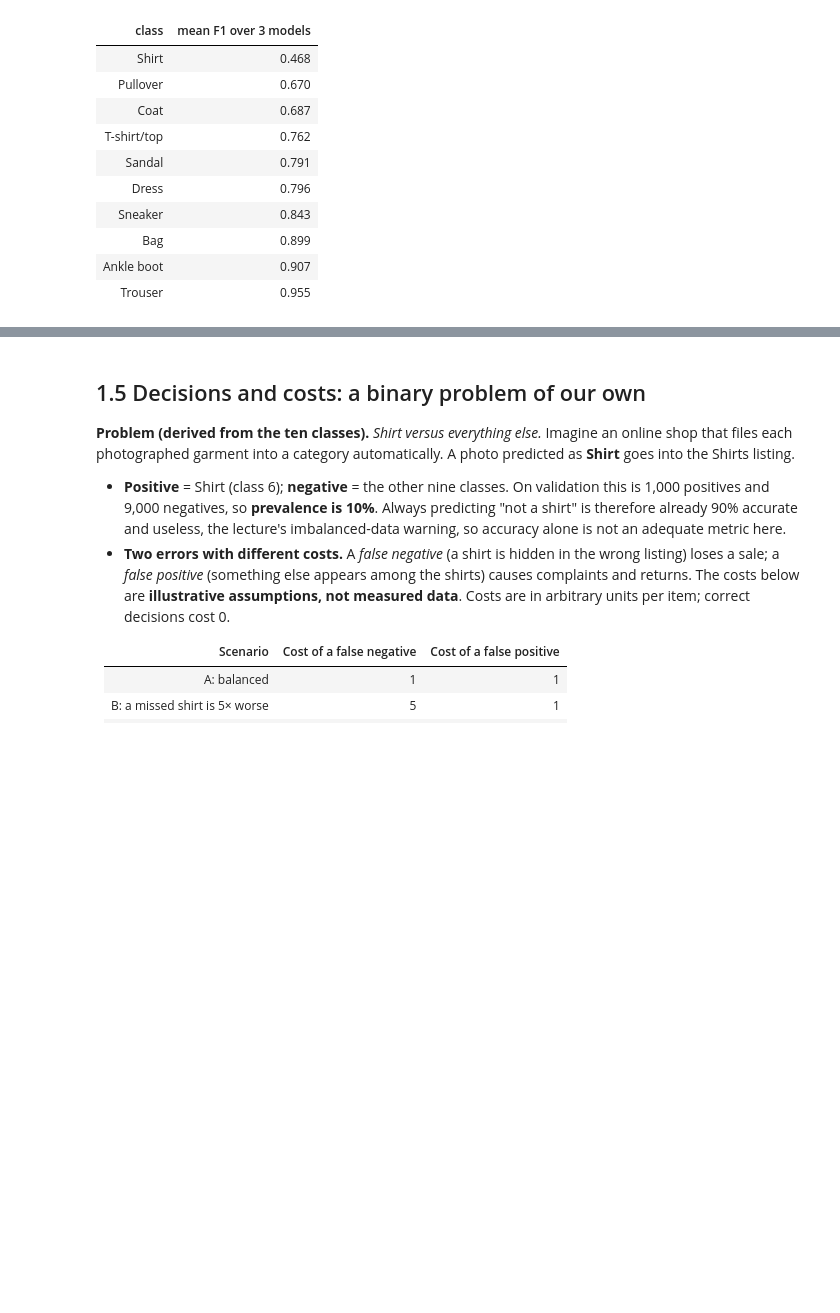
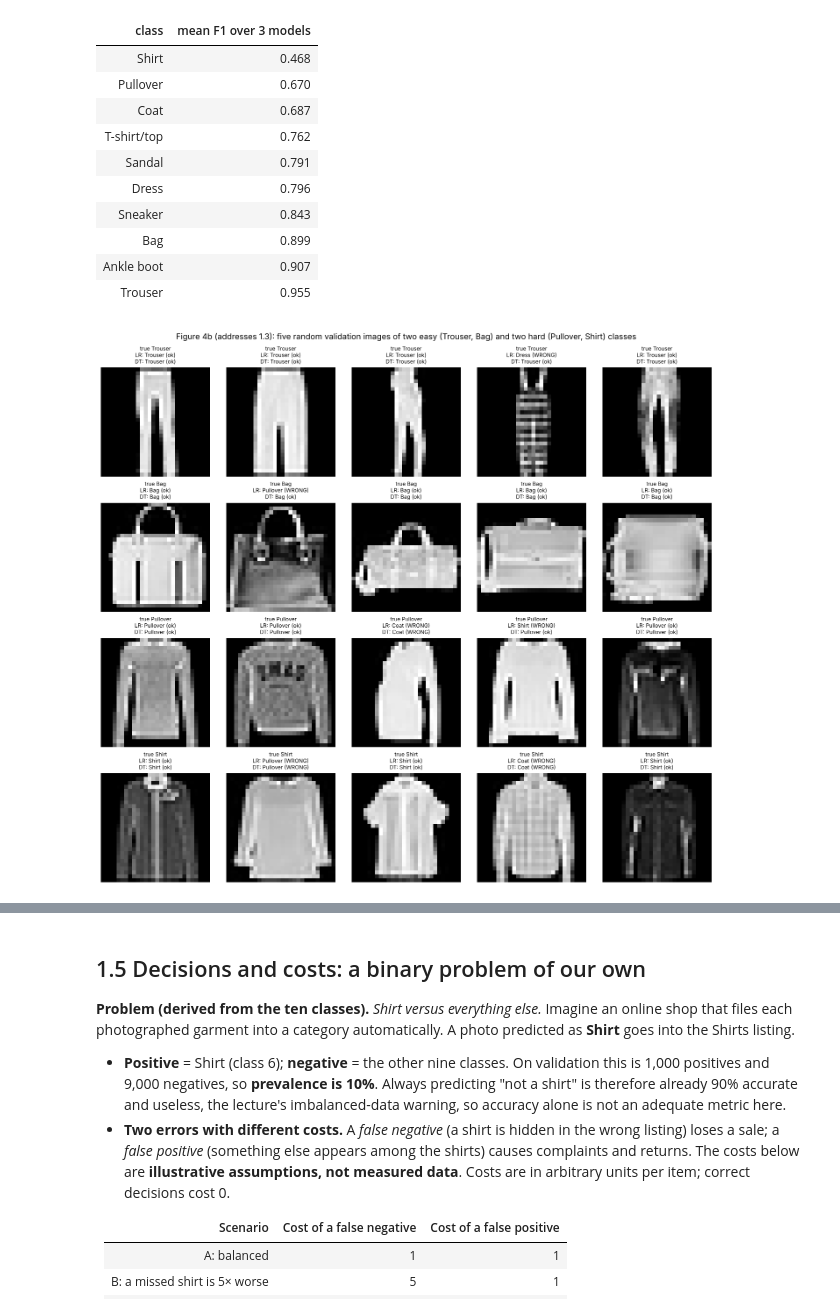
Before and after one commit to gulcinomercik/ecs708-fashion-mnist, a Jupyter notebook: ecs708_fashion_mnist.ipynb, the cells around one changed output, grey strips where cells are left out. Cells and saved outputs as stored; diff of their text form; code cells hidden in the pictures; blank space fills up the shorter version.

```diff
--- a/ecs708_fashion_mnist.ipynb
+++ b/ecs708_fashion_mnist.ipynb
@@ -450,6 +547,21 @@ Classes from hardest to easiest (validation, mean F1 over the three models)
 | Bag | 0.899 |
 | Ankle boot | 0.907 |
 | Trouser | 0.955 |
+# %%
+# ---------------- Figure 4b: easy and hard classes side by side, random validation images of ONE class each (addresses 1.3) -----------------
+rng2 = np.random.default_rng(SEED + 1)                       # seeded sample, same images shown for every model
+focus = [("Trouser", 1), ("Bag", 8), ("Pullover", 2), ("Shirt", 6)]       # two easy and two hard classes (by the F1 ranking above)
+fig, ax = plt.subplots(4, 5, figsize=(13, 11.5), constrained_layout=True)
+for r, (nm, c) in enumerate(focus):
+    for j, i in enumerate(rng2.choice(np.flatnonzero(yva == c), 5, replace=False)):
+        a = ax[r, j]; a.imshow(Xva[i].reshape(28, 28), cmap="gray"); a.axis("off")
+        ok = lambda k: "ok" if PRED_VA[k][i] == yva[i] else "WRONG"
+        a.set_title(f"true {nm}\nLR: {SHORT[PRED_VA['LR'][i]]} ({ok('LR')})\nDT: {SHORT[PRED_VA['DT'][i]]} ({ok('DT')})", fontsize=8)
+fig.suptitle("Figure 4b (addresses 1.3): five random validation images of two easy (Trouser, Bag) and two hard (Pullover, Shirt) classes", fontsize=12)
+save_fig(fig, "fig4b_easy_vs_hard_classes", "1.3", "Five seeded random validation images for each of two easy and two hard classes, with LR and tree predictions.")
+plt.show()
+# %% [output]
+[figure, added]
 # %% [markdown]
 **Figure 4 (addresses 1.3).** Four validation images drawn at random (seed 708, not hand-picked) from each of four groups defined by whether logistic regression and the tree were right. Both models are shown the same images. The third line of each title gives the naive Bayes prediction.
 
```
Also changed, not shown: parts of 25 cells of this notebook, 17 other files.
